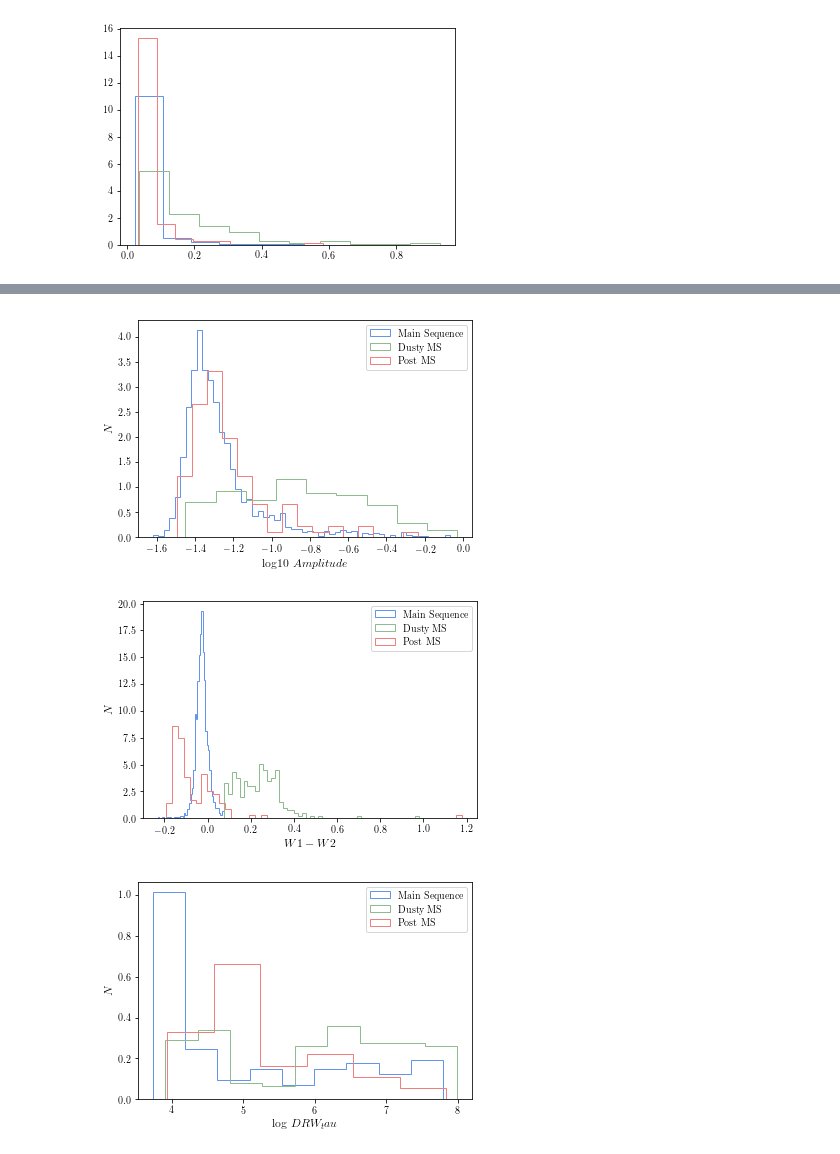
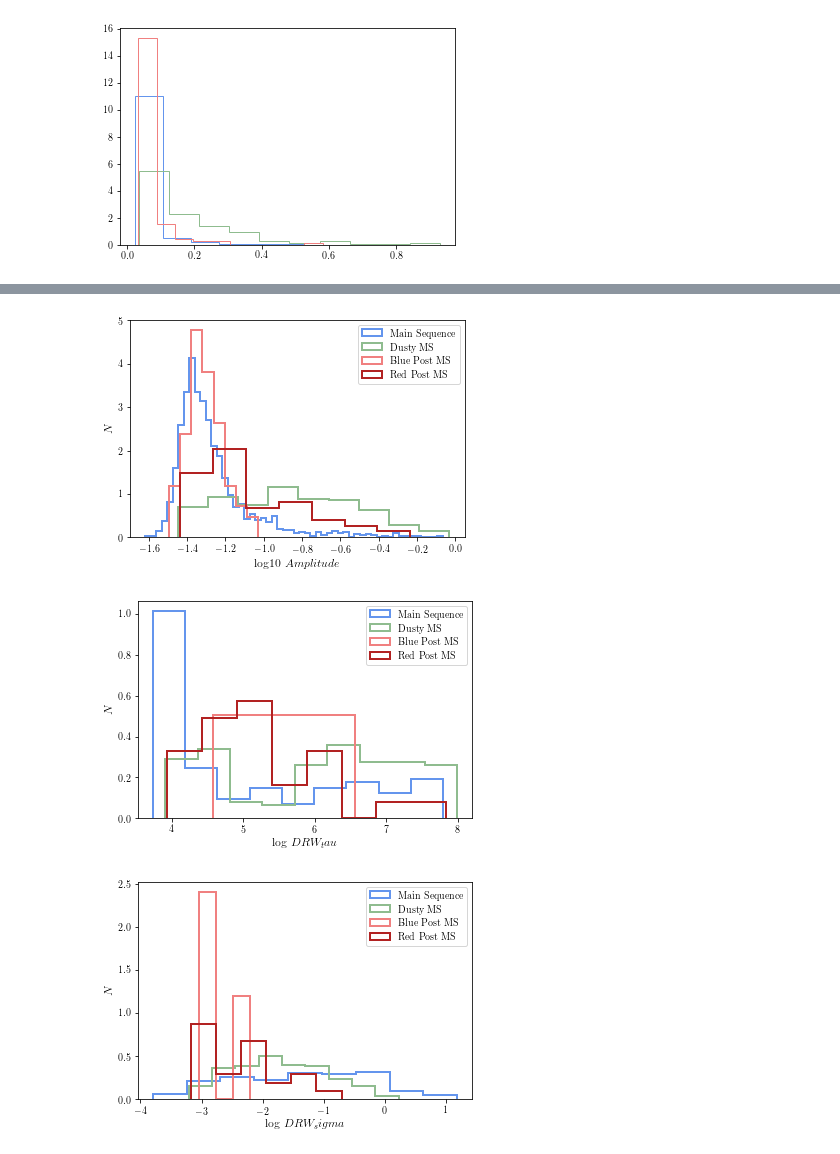
Before and after one commit to tzdwi/GaiaSprintMassive, a Jupyter notebook: WISE/code/massive.ipynb, the cells around one changed output, grey strips where cells are left out. Saved outputs shown, nothing was run; the diff lists cells and outputs as text; code cells hidden in the pictures.

Commit message:
trying to figure out what's up with the post main sequence group

```diff
--- a/WISE/code/massive.ipynb
+++ b/WISE/code/massive.ipynb
@@ -314,22 +325,25 @@ def plot_hists(dfs, column, cfunc=None, colors=None, labels=None, *args, **kwarg
+# %%
+postms_blue = postms[(postms['W1-W2']<-0.05)]
+postms_red = postms[(postms['W1-W2']>=-0.05)]
 # %%
-fig = plot_hists([mainsequence,dustyms,postms],'Amplitude',cfunc=np.log10,
-                 colors=['cornflowerblue','darkseagreen','lightcoral'],
-                 labels=['Main Sequence','Dusty MS','Post MS'],
-                 histtype='step',density=True,bins='auto')
+fig = plot_hists([mainsequence,dustyms,postms_blue,postms_red],'Amplitude',cfunc=np.log10,
+                 colors=['cornflowerblue','darkseagreen','lightcoral','firebrick'],
+                 labels=['Main Sequence','Dusty MS','Blue Post MS','Red Post MS'],
+                 histtype='step',density=True,bins='auto',lw=2)
 # %% [output]
-[figure, old version]
+[figure, new version]
 # %%
-fig = plot_hists([mainsequence,dustyms,postms],'W1-W2',cfunc=None,
-                 colors=['cornflowerblue','darkseagreen','lightcoral'],
-                 labels=['Main Sequence','Dusty MS','Post MS'],
-                 histtype='step',density=True,bins=50)
+fig = plot_hists([mainsequence,dustyms,postms_blue,postms_red],'DRW_tau',cfunc=np.log,
+                 colors=['cornflowerblue','darkseagreen','lightcoral','firebrick'],
+                 labels=['Main Sequence','Dusty MS','Blue Post MS','Red Post MS'],
+                 histtype='step',density=True,bins='auto',lw=2)
 # %% [output]
-[figure, old version]
+[figure, new version]
 # %%
-fig = plot_hists([mainsequence,dustyms,postms],'DRW_tau',cfunc=np.log,
-                 colors=['cornflowerblue','darkseagreen','lightcoral'],
-                 labels=['Main Sequence','Dusty MS','Post MS'],
-                 histtype='step',density=True,bins='auto')
+fig = plot_hists([mainsequence,dustyms,postms_blue,postms_red],'DRW_sigma',cfunc=np.log,
+                 colors=['cornflowerblue','darkseagreen','lightcoral','firebrick'],
+                 labels=['Main Sequence','Dusty MS','Blue Post MS','Red Post MS'],
+                 histtype='step',density=True,bins='auto',lw=2)
 # %% [output]
-[figure, old version]
+[figure, new version]
 # %%
```
Also changed, not shown: parts of 8 cells of this notebook, 3 other files.
